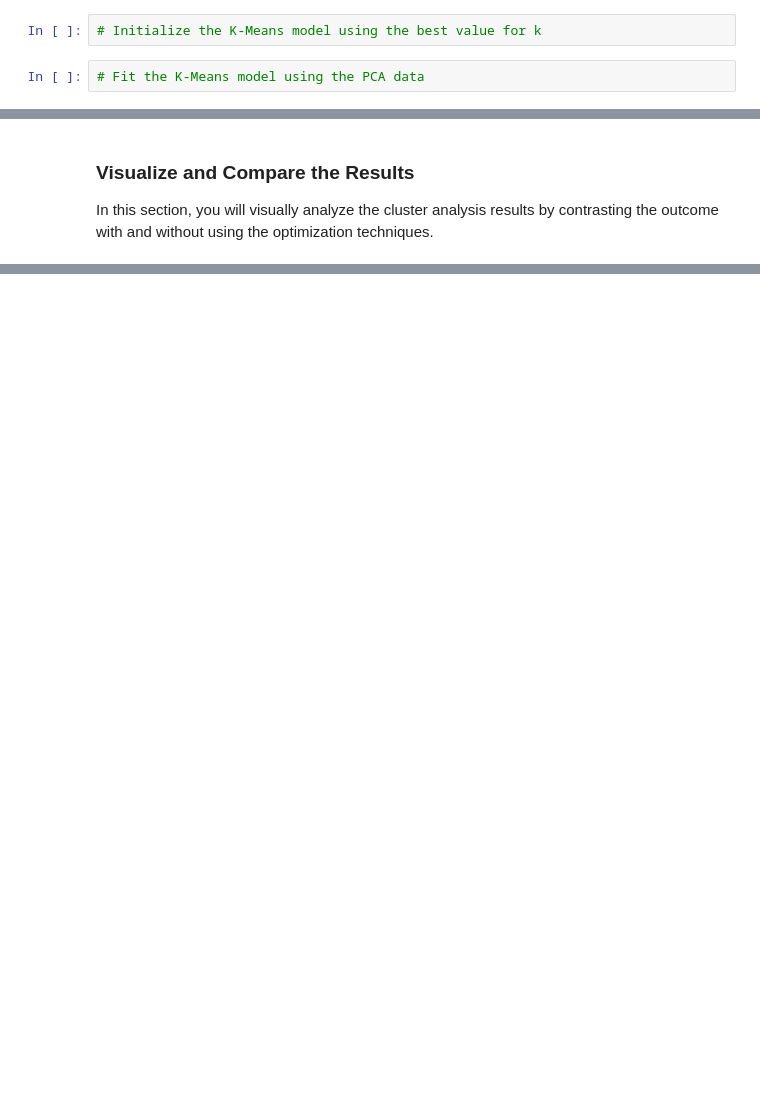
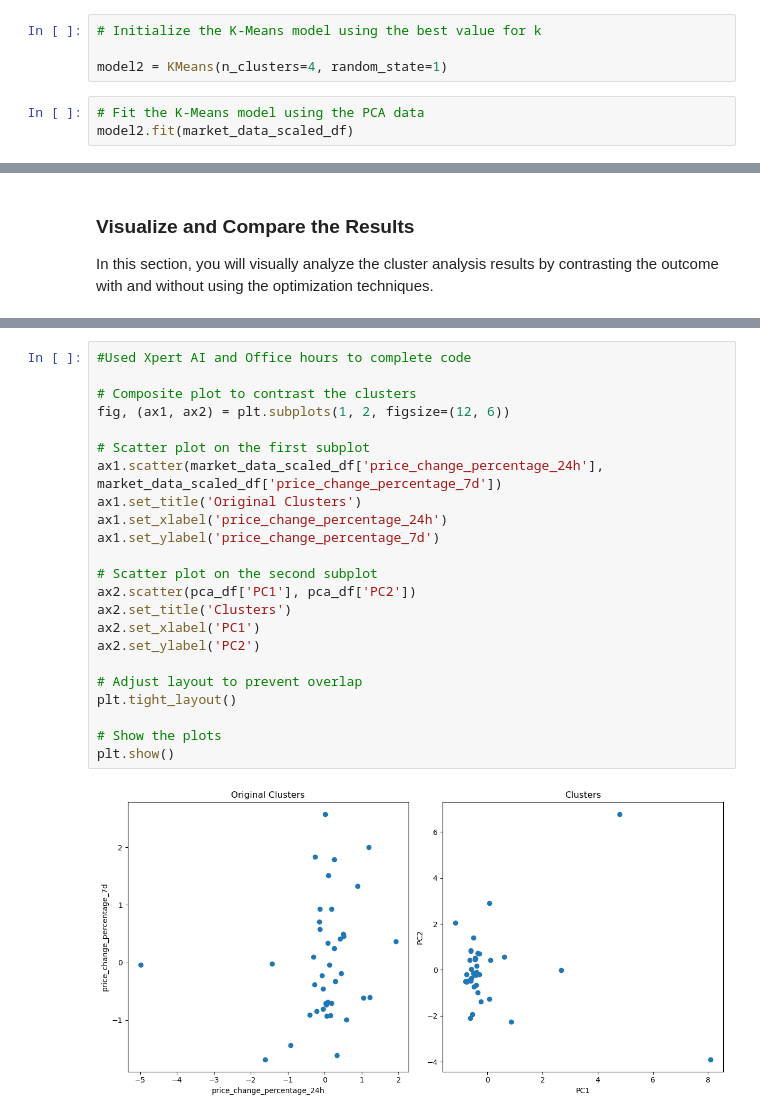
Before and after one commit to AllisonChase/Crypto-Clustering-Challenge, a Jupyter notebook: Crypto_Clustering_starter_code.ipynb, the cells around one changed output, grey strips where cells are left out. Cells and saved outputs as stored; diff of their text form; blank space fills up the shorter version.

```diff
--- a/Crypto_Clustering_starter_code.ipynb
+++ b/Crypto_Clustering_starter_code.ipynb
@@ -321,5 +318,8 @@ elbow_graph2
 ### Cluster Cryptocurrencies with K-means Using the PCA Data
 # %%
 # Initialize the K-Means model using the best value for k
+
+model2 = KMeans(n_clusters=4, random_state=1)
 # %%
 # Fit the K-Means model using the PCA data
+model2.fit(market_data_scaled_df)
@@ -353,3 +399,28 @@ In this section, you will visually analyze the cluster analysis results by contr
+# %%
+#Used Xpert AI and Office hours to complete code
+
+# Composite plot to contrast the clusters
+fig, (ax1, ax2) = plt.subplots(1, 2, figsize=(12, 6))
+
+# Scatter plot on the first subplot
+ax1.scatter(market_data_scaled_df['price_change_percentage_24h'], market_data_scaled_df['price_change_percentage_7d'])
+ax1.set_title('Original Clusters')
+ax1.set_xlabel('price_change_percentage_24h')
+ax1.set_ylabel('price_change_percentage_7d')
+
+# Scatter plot on the second subplot
+ax2.scatter(pca_df['PC1'], pca_df['PC2'])
+ax2.set_title('Clusters')
+ax2.set_xlabel('PC1')
+ax2.set_ylabel('PC2')
+
+# Adjust layout to prevent overlap
+plt.tight_layout()
+
+# Show the plots
+plt.show()
+# %% [output]
+[figure, added]
 # %% [markdown]
 #### Answer the following question:
 
```
Also changed, not shown: parts of 9 cells of this notebook.
